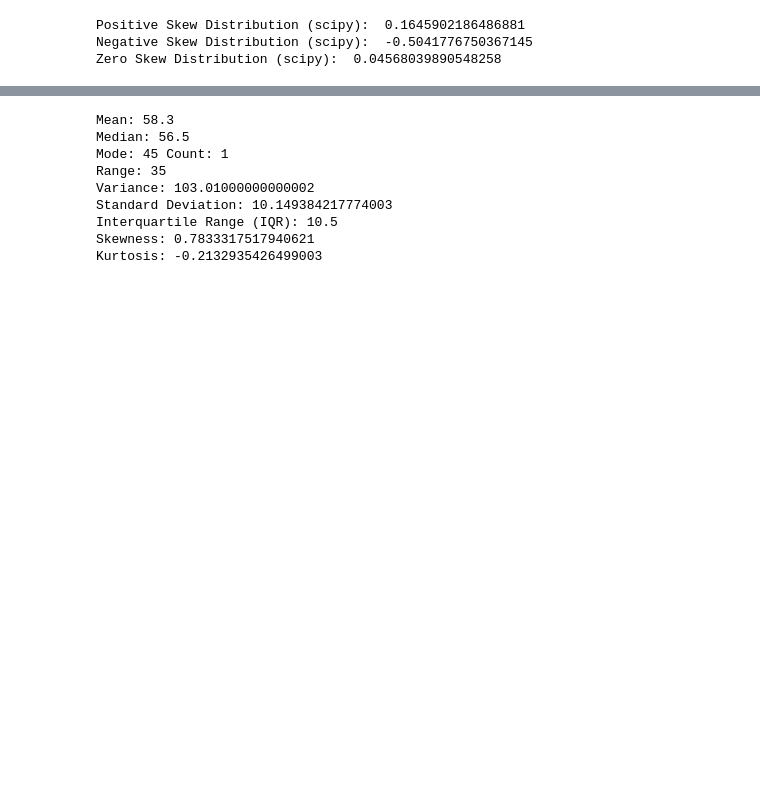
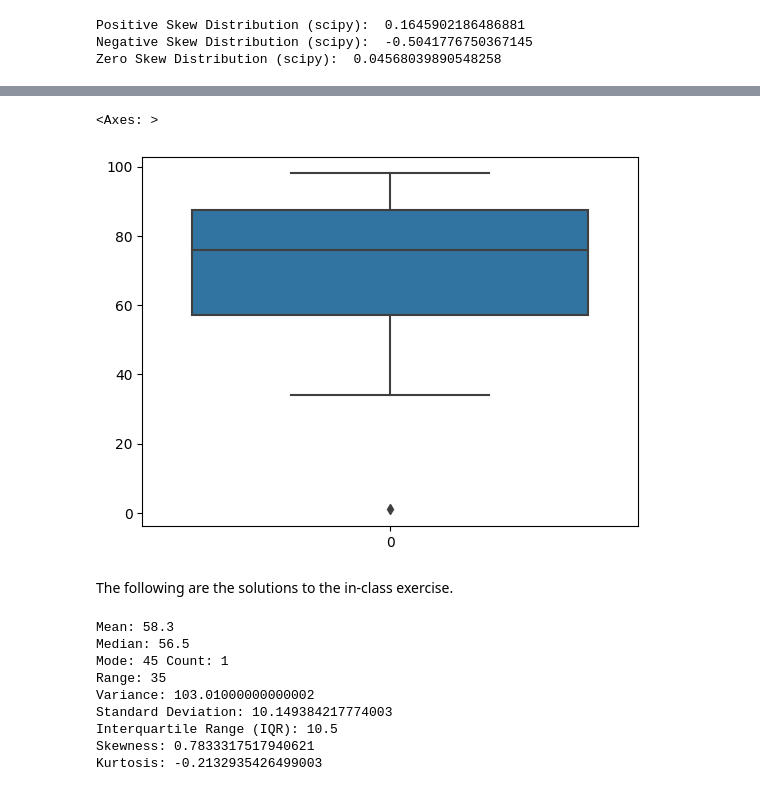
Before and after one commit to delinai/schulich_ds1, a Jupyter notebook: Module1_and_2_DescriptiveStats.ipynb, the cells around one changed output, grey strips where cells are left out. Drawn from its saved outputs; the diff is of its cells as text; code cells hidden in the pictures; blank space fills up the shorter version.

```diff
--- a/Module1_DescriptiveStats.ipynb
+++ b/Module1_and_2_DescriptiveStats.ipynb
@@ -107,3 +189,10 @@ Zero Skew Distribution (scipy):  0.04568039890548258
+# %%
+sns.boxplot(list1)
+# %% [output]
+<Axes: >
+[figure, added]
+# %% [markdown]
+The following are the solutions to the in-class exercise.
 # %%
 # in-class exercise 1: descriptive statistics
 
```
Also changed, not shown: parts of 21 cells of this notebook.
